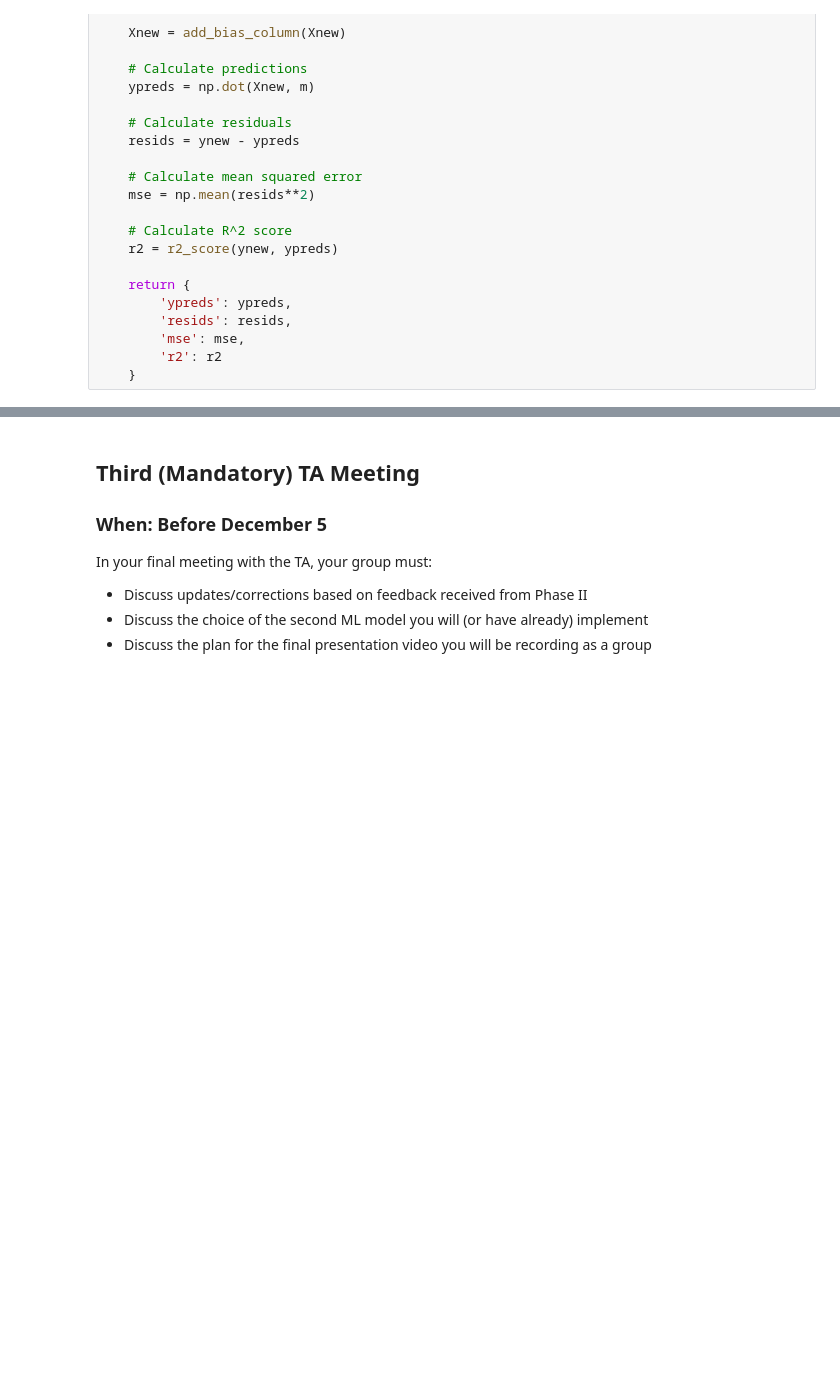
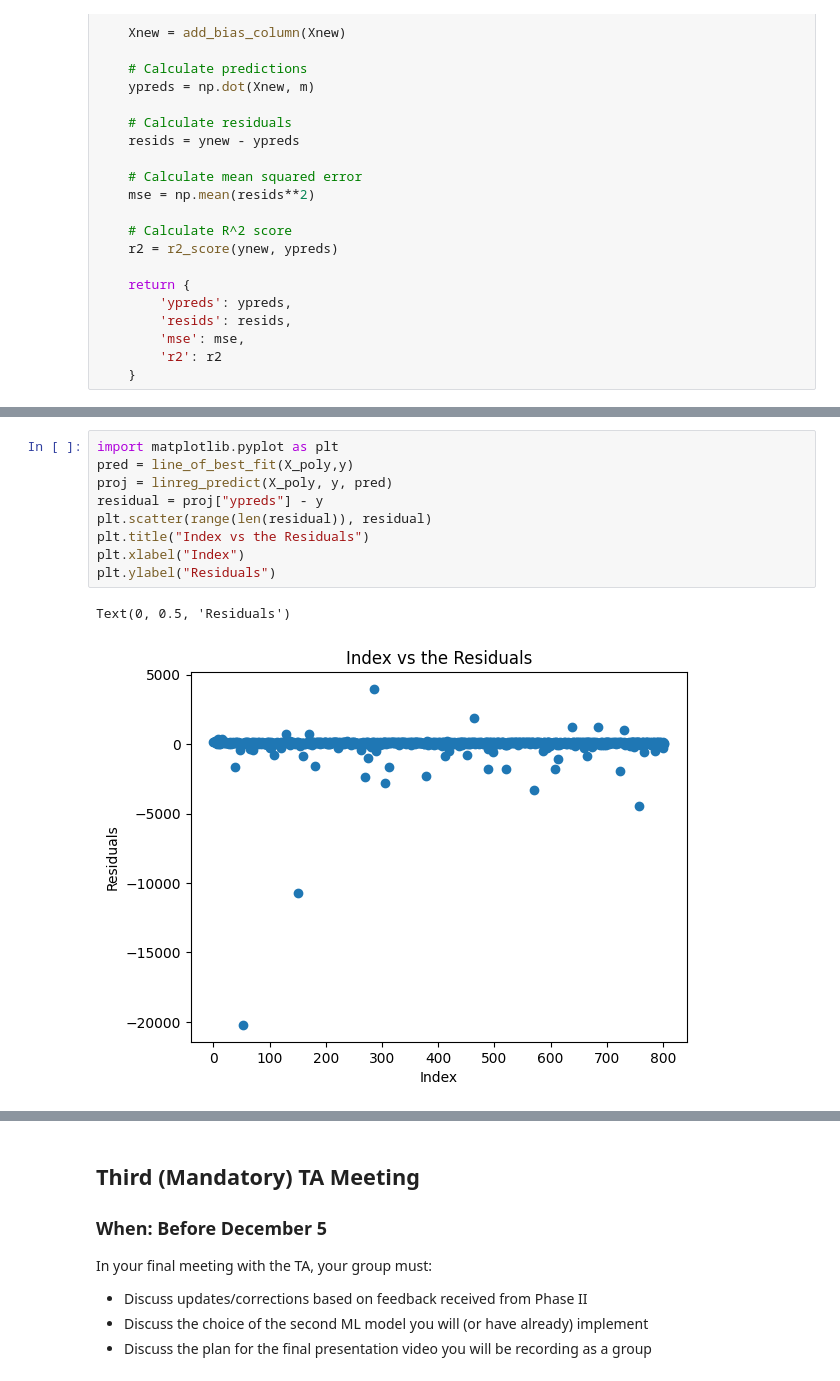
Before and after one commit to broken111/DS3000Project, a Jupyter notebook: ProjectGuidelines_Phase3.ipynb, the cells around one changed output, grey strips where cells are left out. Saved outputs shown, nothing was run; the diff lists cells and outputs as text; blank space fills up the shorter version.

```diff
--- a/ProjectGuidelines_Phase3.ipynb
+++ b/ProjectGuidelines_Phase3.ipynb
@@ -356,0 +357,12 @@ res['r2'], res['mse']
+# %%
+import matplotlib.pyplot as plt
+pred = line_of_best_fit(X_poly,y)
+proj = linreg_predict(X_poly, y, pred)
+residual = proj["ypreds"] - y
+plt.scatter(range(len(residual)), residual)
+plt.title("Index vs the Residuals")
+plt.xlabel("Index")
+plt.ylabel("Residuals")
+# %% [output]
+Text(0, 0.5, 'Residuals')
+[figure, added]
```
Also changed, not shown: parts of 4 cells of this notebook.
